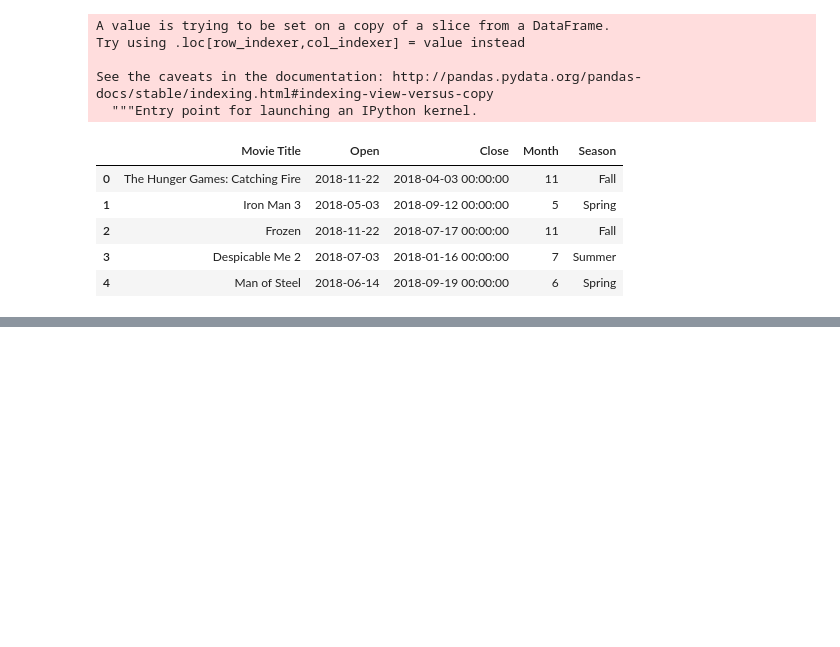
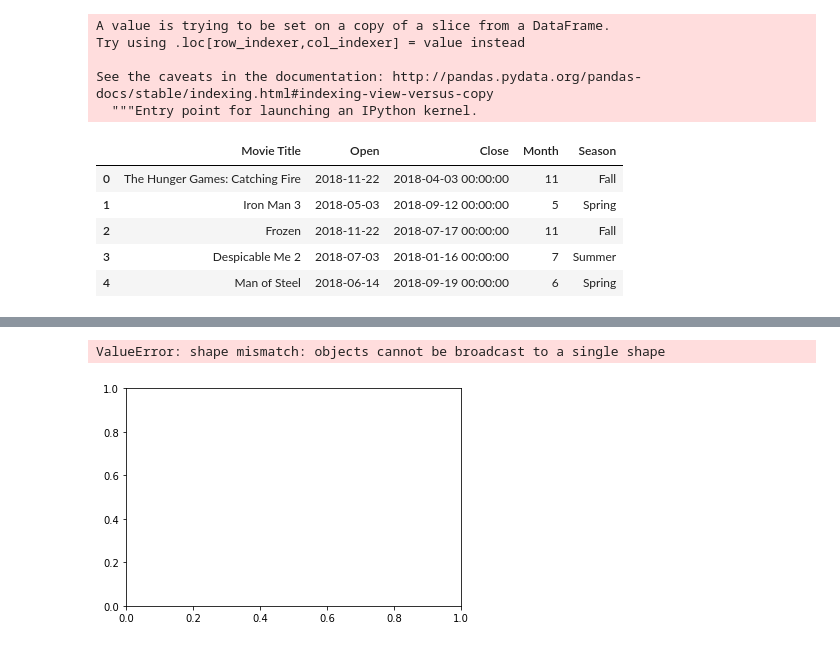
Before and after one commit to buechseli/Project-1-DS-Viz-Bootcamp, a Jupyter notebook: Box Office Mojo Data/Binning.ipynb, the cells around one changed output, grey strips where cells are left out. Cells and saved outputs as stored; diff of their text form; code cells hidden in the pictures; blank space fills up the shorter version.

```diff
--- a/Box Office Mojo Data/Binning.ipynb
+++ b/Box Office Mojo Data/Binning.ipynb
@@ -112,0 +127,17 @@ df_movies.to_csv('season.csv', encoding = 'utf-8')
+# %%
+Months = ["January", "February", "March", "April", "May", "June", "July", "August","September","October","November","December"]
+Movies = df_movies['Month']
+
+x_axis = np.arange(len(Months))
+
+plt.bar(x_axis, Movies, color="seagreen", align = "edge")
+
+tick_locations = [value+0.4 for value in x_axis]
+plt.xticks(tick_locations, Months)
+
+plt.title("Members per Gym")
+plt.xlabel("Gyms")
+plt.ylabel("Members")
+# %% [output]
+ValueError: shape mismatch: objects cannot be broadcast to a single shape
+[figure, added]
```
Also changed, not shown: parts of 3 cells of this notebook, 1 other file.
